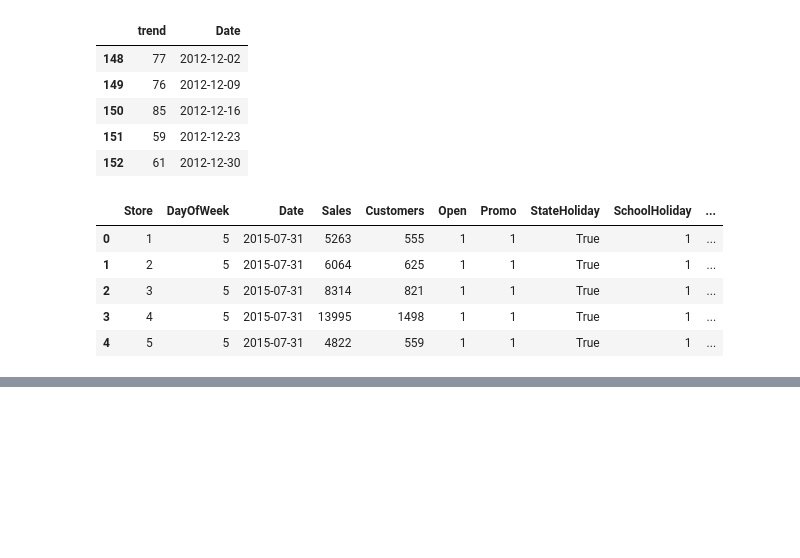
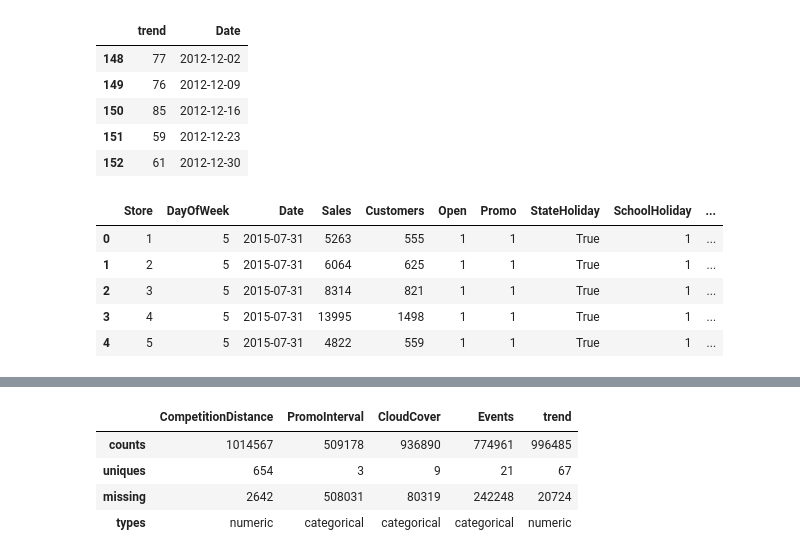
Before and after one commit to 7kbird/learning_notes, a Jupyter notebook: fast_ai/deeplearning/lesson14_rossman.ipynb, the cells around one changed output, grey strips where cells are left out. Cells and saved outputs as stored; diff of their text form; code cells hidden in the pictures; blank space fills up the shorter version.

Commit message:
lesson 14 add mapper

```diff
--- a/fast_ai/deeplearning/lesson14_rossman.ipynb
+++ b/fast_ai/deeplearning/lesson14_rossman.ipynb
@@ -346,15 +346,15 @@ fill_nan = [
     ('CompetitionOpenSinceYear', 1900, np.int32),
     ('Promo2SinceWeek', 1, np.int32),
     ('Promo2SinceYear', 1900, np.int32),
-#     ('CompetitionDistance'),
+    ('CompetitionDistance', 0, np.int32),
+    ('trend',0, np.int32),
+    ('CloudCover', -1, np.int32),
 #     ('PromoInterval'),
 #     ('Max_VisibilityKm'),
 #     ('Mean_VisibilityKm'),
 #     ('Min_VisibilitykM'),
 #     ('Max_Gust_SpeedKm_h',),
-#     ('CloudCover',),
 #     ('Events',),
-#     ('trend',),
 ]
 train_processed = preprocess(train, merge_right, drops=['file', 'Date_r', 'StateName'],
                              nans=fill_nan)
@@ -388,0 +511,2 @@ from sklearn.preprocessing import LabelEncoder, Imputer, StandardScaler
+# %%
+mapper.fit()
@@ -388,0 +535,8 @@ from sklearn.preprocessing import LabelEncoder, Imputer, StandardScaler
+# %%
+mapper.type_map[mapper.type_map.columns[mapper.type_map.loc['missing'] > 0]]
+# %% [output]
+|  | CompetitionDistance | PromoInterval | CloudCover | Events | trend |
+| counts | 1014567 | 509178 | 936890 | 774961 | 996485 |
+| uniques | 654 | 3 | 9 | 21 | 67 |
+| missing | 2642 | 508031 | 80319 | 242248 | 20724 |
+| types | numeric | categorical | categorical | categorical | numeric |
```
Also changed, not shown: parts of 10 cells of this notebook.
